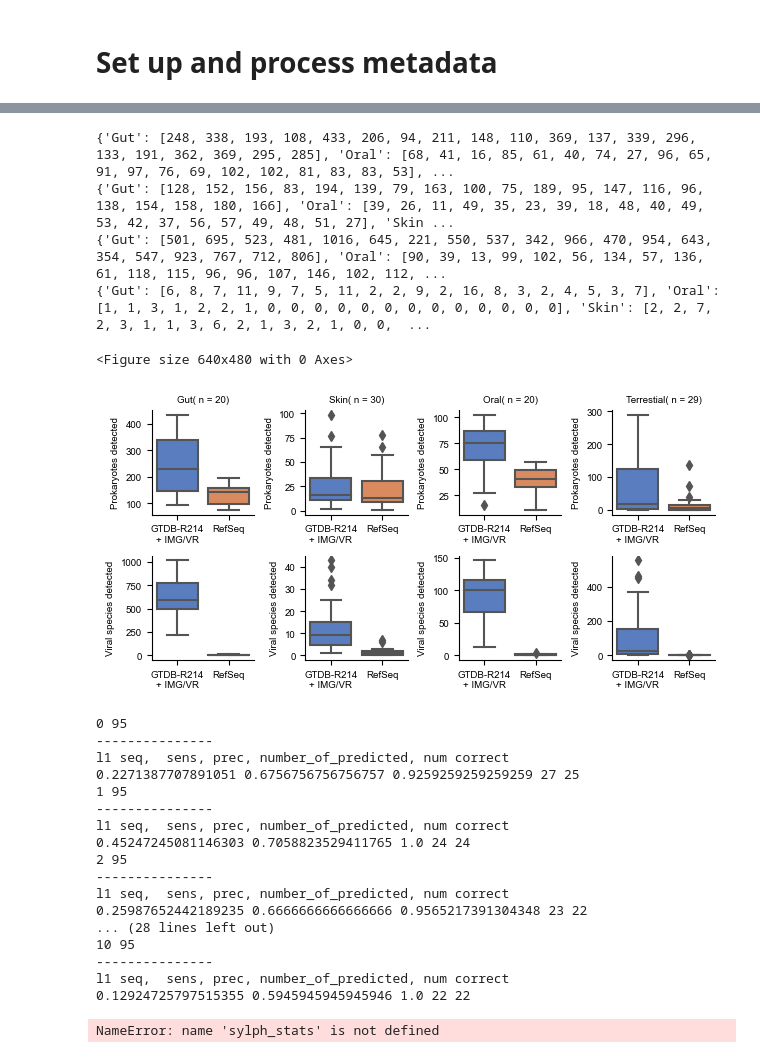
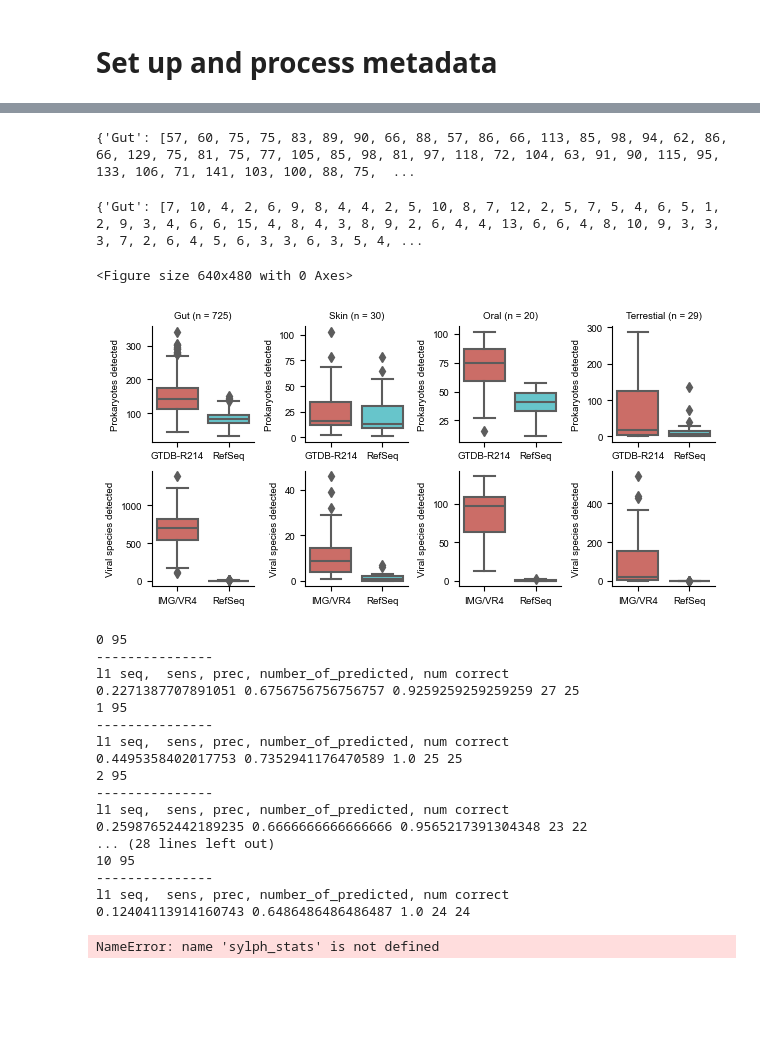
Before and after one commit to bluenote-1577/sylph-test, a Jupyter notebook: real_profile_analysis.ipynb, the cells around one changed output, grey strips where cells are left out. Drawn from its saved outputs; the diff is of its cells as text; code cells hidden in the pictures; blank space fills up the shorter version.

```diff
--- a/real_profile_analysis.ipynb
+++ b/real_profile_analysis.ipynb
@@ -22,11 +22,19 @@ def read_sylph(file_path):
 # %%
 df_hum_all = read_sylph('real_profiles/human_sylph_results-big.tsv')
 df_hum_refseq = read_sylph('real_profiles/human_sylph_results-refseq.tsv')
+
 df_env_all = read_sylph('real_profiles/env_sylph_results-big.tsv')
 df_env_refseq = read_sylph('real_profiles/env_sylph_results-refseq.tsv')
 
-df_all = pd.concat([df_hum_all, df_env_all])
-df_refseq = pd.concat([df_hum_refseq, df_env_refseq])
+df_wallen_all  = read_sylph('real_profiles/wallen_profile.tsv')
+df_wallen_refseq = read_sylph('real_profiles/wallen_profile_refseq.tsv')
+
+df_wallen_all['Label'] = 'Gut'
+df_wallen_refseq['Label'] = 'Gut'
+print(df_hum_all)
+
+df_all = pd.concat([df_hum_all, df_env_all, df_wallen_all])
+df_refseq = pd.concat([df_hum_refseq, df_env_refseq, df_wallen_refseq])
 
 with open('real_profiles/oral_samples.txt', 'r') as f:
     oral_samples = f.read().splitlines()
@@ -48,7 +56,7 @@ slens = {'Oral':len(oral_samples), 'Gut':len(gut_samples),
         'Sludge': len(sludge_samples), 'Soil': len(soil_samples)}
 
 df_all.loc[df_all['Sample_file'].isin(oral_samples), 'Label'] = 'Oral'
-df_all.loc[df_all['Sample_file'].isin(gut_samples), 'Label'] = 'Gut'
+#df_all.loc[df_all['Sample_file'].isin(gut_samples), 'Label'] = 'Gut'
 df_all.loc[df_all['Sample_file'].isin(skin_samples), 'Label'] = 'Skin'
 #df_all.loc[df_all['Sample_file'].isin(water_samples), 'Label'] = 'Terrestial'
 df_all.loc[df_all['Sample_file'].isin(sediment_samples), 'Label'] = 'Terrestial'
@@ -57,6 +83,6 @@ df_all.loc[df_all['Sample_file'].isin(soil_samples), 'Label'] = 'Terrestial'
 # %%
 df_refseq.loc[df_refseq['Sample_file'].isin(oral_samples), 'Label'] = 'Oral'
-df_refseq.loc[df_refseq['Sample_file'].isin(gut_samples), 'Label'] = 'Gut'
+#df_refseq.loc[df_refseq['Sample_file'].isin(gut_samples), 'Label'] = 'Gut'
 df_refseq.loc[df_refseq['Sample_file'].isin(skin_samples), 'Label'] = 'Skin'
 #df_refseq.loc[df_refseq['Sample_file'].isin(water_samples), 'Label'] = 'Terrestial'
 df_refseq.loc[df_refseq['Sample_file'].isin(sediment_samples), 'Label'] = 'Terrestial'
@@ -85,7 +111,7 @@ for j in range(2):
             df_refseq[df_refseq['Genome_file'].str.contains('archaea')]])
 
     else:
-        df = df_all[df_all['Genome_file'].str.contains('IMG')]
+        df = df_all[df_all['Genome_file'].str.contains('imgvr')]
         df_r = df_refseq[df_refseq['Genome_file'].str.contains('viral')]
     # Create a dictionary to store arrays of sizes for each label
     boxplot_data = {}
@@ -109,46 +135,48 @@ for j in range(2):
             boxplot_data_r[label] = np.zeros(len(boxplot_data[label]))
 
 
-    print(boxplot_data,j)
+    #print(boxplot_data,j)
     print(boxplot_data_r,j)
     for (i, label) in enumerate(titles):
         ax = axes[j, i]
         #print(label)
         #print(boxplot_data[label])
-        data = {"GTDB-R214\n+ IMG/VR" : boxplot_data[label], "RefSeq" : boxplot_data_r[label]}
-            # Convert dictionary to DataFrame
+        if j == 0:
+            data = {"GTDB-R214" : boxplot_data[label], "RefSeq" : boxplot_data_r[label]}
+                # Convert dictionary to DataFrame
+        else:
+            data = {"IMG/VR4" : boxplot_data[label], "RefSeq" : boxplot_data_r[label]}
+                # Convert dictionary to DataFrame
         df = pd.DataFrame.from_dict(data, orient='index').transpose()
         if j == 0:
             y = "Prokaryotes detected"
         else:
             y = "Viral species detected"
         df_melted = df.melt(var_name='Category', value_name=y)
         # Create the boxplot with smaller width
-        sns.boxplot(x = 'Category', y = y, data=df_melted, ax=ax, palette="muted", width=0.8)
+        sns.boxplot(x = 'Category', y = y, data=df_melted, ax=ax, palette="hls", width=0.8)
         #ax.set_xticklabels(methods)
         #ax.set_ylabel(metric.capitalize())
         if j == 0:
-            t = label + f"( n = {len(boxplot_data[label])})"
+            t = label + f" (n = {len(boxplot_data[label])})"
             ax.set_title(t, fontsize=7.0)
         sns.despine(ax=ax)
         ax.set_xlabel('')
 
         #ax.tick_params(axis='x', rotation=75)
 
     # Add one title per row in the middle
     #fig.text(0.5, y_positions[i], setup, ha="center", va="center", fontsize=9)
 
 # Show the grid of plots
 plt.tight_layout()
 plt.savefig('figures/real_profiling_gtdbvsrefseq.svg')
 plt.show()
 # %% [output]
-{'Gut': [248, 338, 193, 108, 433, 206, 94, 211, 148, 110, 369, 137, 339, 296, 133, 191, 362, 369, 295, 285], 'Oral': [68, 41, 16, 85, 61, 40, 74, 27, 96, 65, 91, 97, 76, 69, 102, 102, 81, 83, 83, 53], ...
-{'Gut': [128, 152, 156, 83, 194, 139, 79, 163, 100, 75, 189, 95, 147, 116, 96, 138, 154, 158, 180, 166], 'Oral': [39, 26, 11, 49, 35, 23, 39, 18, 48, 40, 49, 53, 42, 37, 56, 57, 49, 48, 51, 27], 'Skin ...
-{'Gut': [501, 695, 523, 481, 1016, 645, 221, 550, 537, 342, 966, 470, 954, 643, 354, 547, 923, 767, 712, 806], 'Oral': [90, 39, 13, 99, 102, 56, 134, 57, 136, 61, 118, 115, 96, 96, 107, 146, 102, 112, ...
-{'Gut': [6, 8, 7, 11, 9, 7, 5, 11, 2, 2, 9, 2, 16, 8, 3, 2, 4, 5, 3, 7], 'Oral': [1, 1, 3, 1, 2, 2, 1, 0, 0, 0, 0, 0, 0, 0, 0, 0, 0, 0, 0, 0], 'Skin': [2, 2, 7, 2, 3, 1, 1, 3, 6, 2, 1, 3, 2, 1, 0, 0,  ...
+{'Gut': [57, 60, 75, 75, 83, 89, 90, 66, 88, 57, 86, 66, 113, 85, 98, 94, 62, 86, 66, 129, 75, 81, 75, 77, 105, 85, 98, 81, 97, 118, 72, 104, 63, 91, 90, 115, 95, 133, 106, 71, 141, 103, 100, 88, 75,  ...
-<Figure size 640x480 with 0 Axes>
+{'Gut': [7, 10, 4, 2, 6, 9, 8, 4, 4, 2, 5, 10, 8, 7, 12, 2, 5, 7, 5, 4, 6, 5, 1, 2, 9, 3, 4, 6, 6, 15, 4, 8, 4, 3, 8, 9, 2, 6, 4, 4, 13, 6, 6, 4, 8, 10, 9, 3, 3, 3, 7, 2, 6, 4, 5, 6, 3, 3, 6, 3, 5, 4, ...
+<Figure size 640x480 with 0 Axes>
-[figure, old version]
+[figure, new version]
 # %%
 import csv
 import numpy as np
@@ -301,7 +329,7 @@ l1 seq,  sens, prec, number_of_predicted, num correct
 1 95
 ---------------
 l1 seq,  sens, prec, number_of_predicted, num correct
-0.45247245081146303 0.7058823529411765 1.0 24 24
+0.4495358402017753 0.7352941176470589 1.0 25 25
 2 95
 ---------------
 l1 seq,  sens, prec, number_of_predicted, num correct
@@ -310,7 +338,7 @@ l1 seq,  sens, prec, number_of_predicted, num correct
 10 95
 ---------------
 l1 seq,  sens, prec, number_of_predicted, num correct
-0.12924725797515355 0.5945945945945946 1.0 22 22
+0.12404113914160743 0.6486486486486487 1.0 24 24
 # %%
 import matplotlib.pyplot as plt
 import seaborn as sns
```
Also changed, not shown: parts of 3 cells of this notebook, 6 other files.
